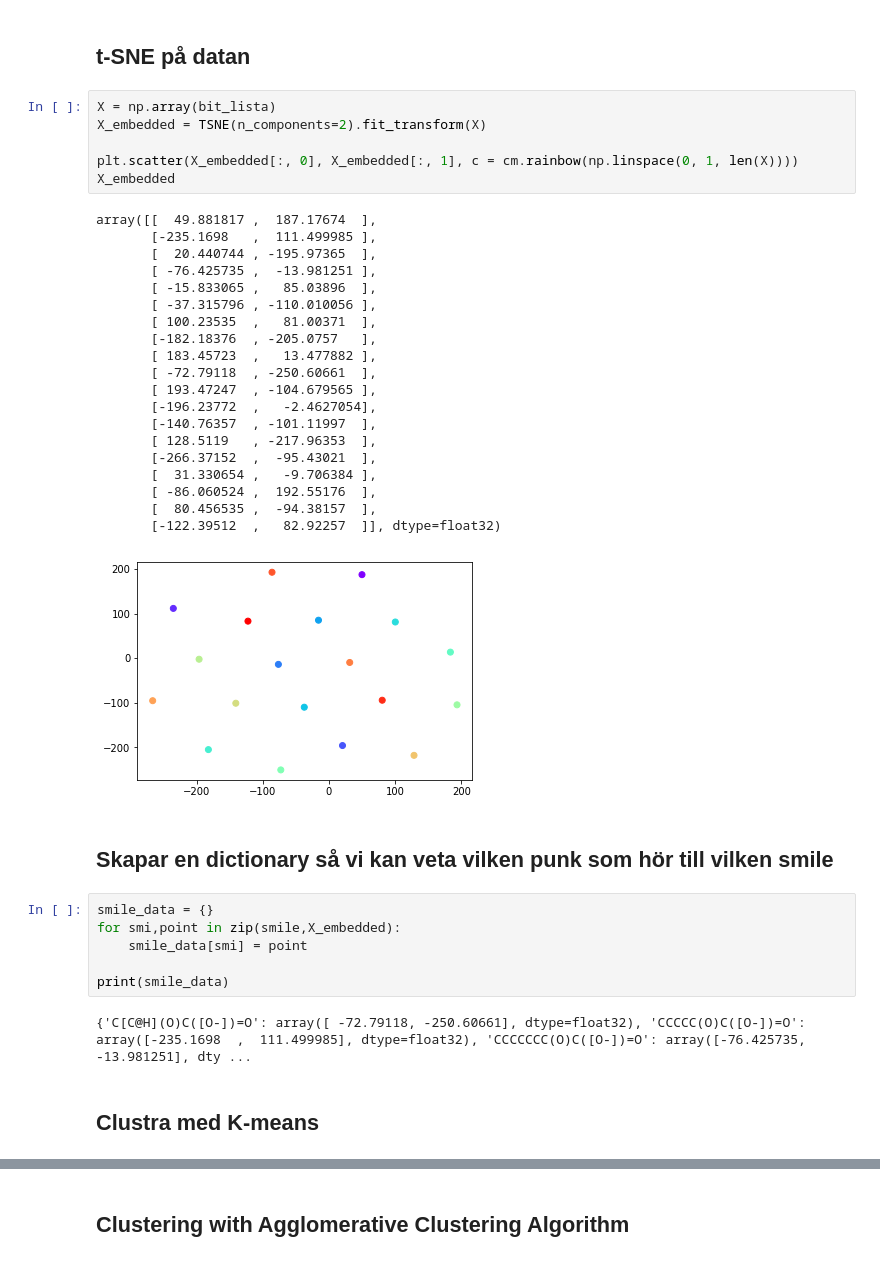
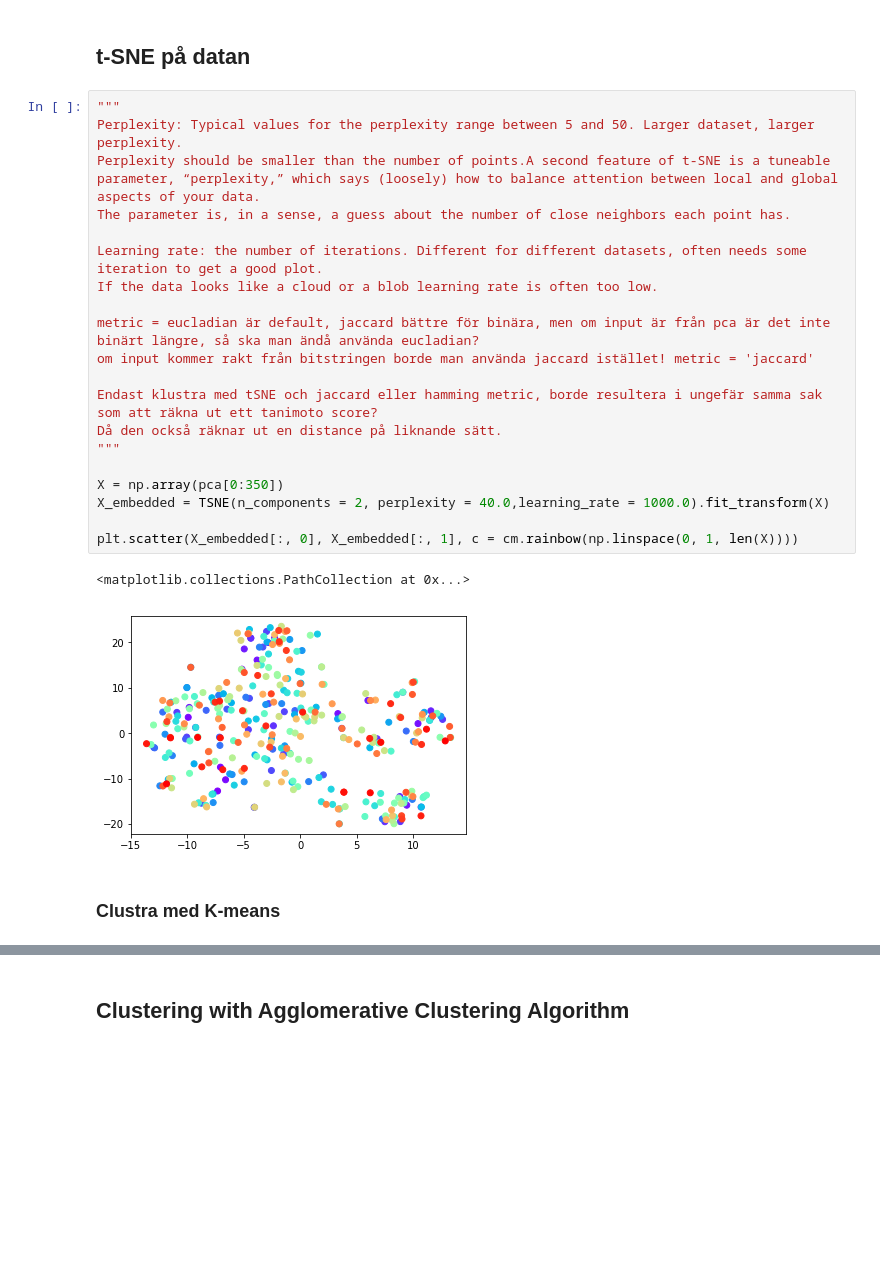
Before and after one commit to EngqvistLab/cheminformatics, a Jupyter notebook: code/cluster.ipynb, the cells around one changed output, grey strips where cells are left out. Cells and saved outputs as stored; diff of their text form; blank space fills up the shorter version.

```diff
--- a/code/cluster.ipynb
+++ b/code/cluster.ipynb
@@ -35,44 +91,30 @@ for value in smile_fp.values():
 # %% [markdown]
 ## t-SNE på datan
-# %%
-X = np.array(bit_lista)
-X_embedded = TSNE(n_components=2).fit_transform(X)
-
-plt.scatter(X_embedded[:, 0], X_embedded[:, 1], c = cm.rainbow(np.linspace(0, 1, len(X))))
-X_embedded
-# %% [output]
-array([[  49.881817 ,  187.17674  ],
-       [-235.1698   ,  111.499985 ],
-       [  20.440744 , -195.97365  ],
-       [ -76.425735 ,  -13.981251 ],
-       [ -15.833065 ,   85.03896  ],
-       [ -37.315796 , -110.010056 ],
-       [ 100.23535  ,   81.00371  ],
-       [-182.18376  , -205.0757   ],
-       [ 183.45723  ,   13.477882 ],
-       [ -72.79118  , -250.60661  ],
-       [ 193.47247  , -104.679565 ],
-       [-196.23772  ,   -2.4627054],
-       [-140.76357  , -101.11997  ],
-       [ 128.5119   , -217.96353  ],
-       [-266.37152  ,  -95.43021  ],
-       [  31.330654 ,   -9.706384 ],
-       [ -86.060524 ,  192.55176  ],
-       [  80.456535 ,  -94.38157  ],
-       [-122.39512  ,   82.92257  ]], dtype=float32)
-[figure, removed]
-# %% [markdown]
-## Skapar en dictionary så vi kan veta vilken punk som hör till vilken smile
-# %%
-smile_data = {}
-for smi,point in zip(smile,X_embedded):
-    smile_data[smi] = point
-
-print(smile_data)
-# %% [output]
-{'C[C@H](O)C([O-])=O': array([ -72.79118, -250.60661], dtype=float32), 'CCCCC(O)C([O-])=O': array([-235.1698  ,  111.499985], dtype=float32), 'CCCCCCC(O)C([O-])=O': array([-76.425735, -13.981251], dty ...
+# %%
+"""
+Perplexity: Typical values for the perplexity range between 5 and 50. Larger dataset, larger perplexity.
+Perplexity should be smaller than the number of points.A second feature of t-SNE is a tuneable parameter, “perplexity,” which says (loosely) how to balance attention between local and global aspects of your data.
+The parameter is, in a sense, a guess about the number of close neighbors each point has.
+
+Learning rate: the number of iterations. Different for different datasets, often needs some iteration to get a good plot.
+If the data looks like a cloud or a blob learning rate is often too low.
+
+metric = eucladian är default, jaccard bättre för binära, men om input är från pca är det inte binärt längre, så ska man ändå använda eucladian?
+om input kommer rakt från bitstringen borde man använda jaccard istället! metric = 'jaccard'
+
+Endast klustra med tSNE och jaccard eller hamming metric, borde resultera i ungefär samma sak som att räkna ut ett tanimoto score?
+Då den också räknar ut en distance på liknande sätt.
+"""
+
+X = np.array(pca[0:350])
+X_embedded = TSNE(n_components = 2, perplexity = 40.0,learning_rate = 1000.0).fit_transform(X)
+
+plt.scatter(X_embedded[:, 0], X_embedded[:, 1], c = cm.rainbow(np.linspace(0, 1, len(X))))
+# %% [output]
+<matplotlib.collections.PathCollection at 0x...>
+[figure, added]
 # %% [markdown]
-## Clustra med K-means
+### Clustra med K-means
 # %%
 #Behöver ha en metod för att räkna ut det optimala antalet kluster om denna ska användas: exempel elbow
 
```
Also changed, not shown: parts of 14 cells of this notebook.
